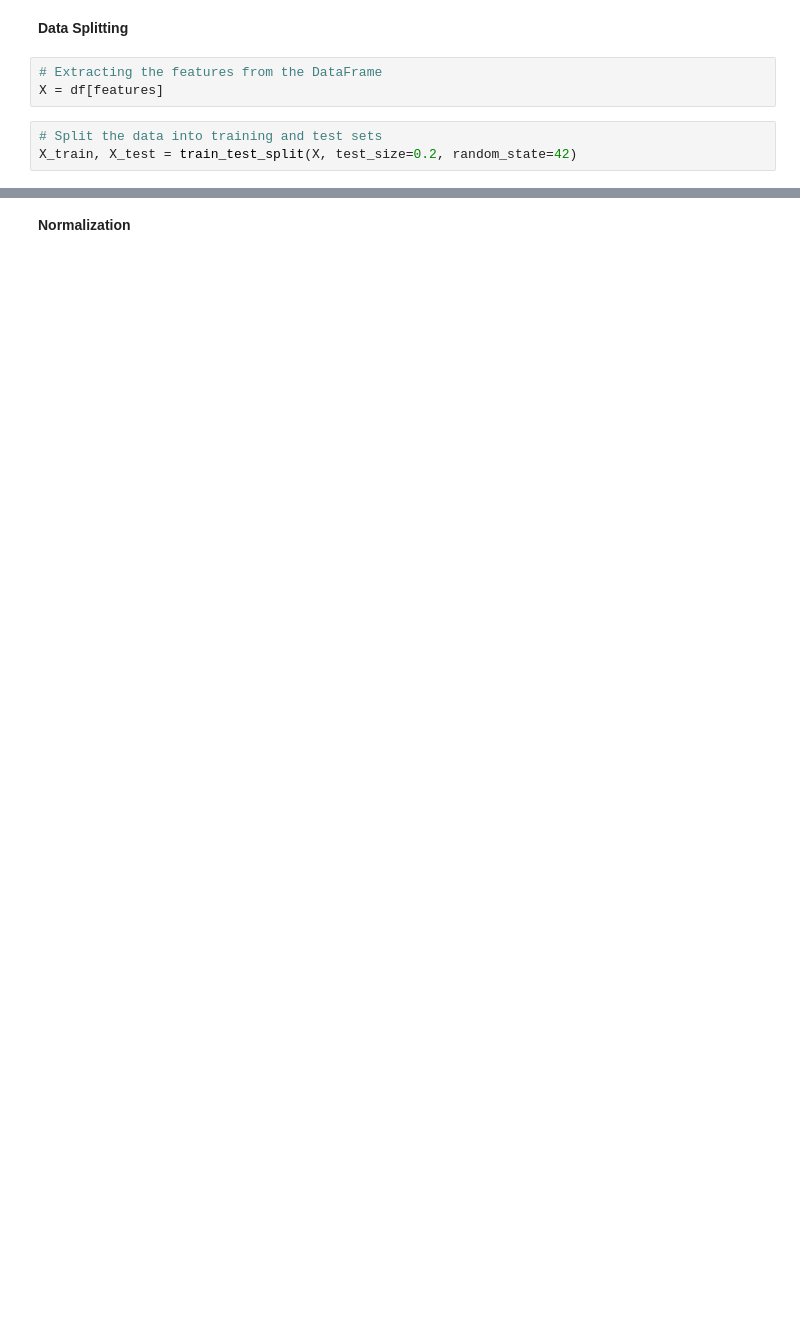
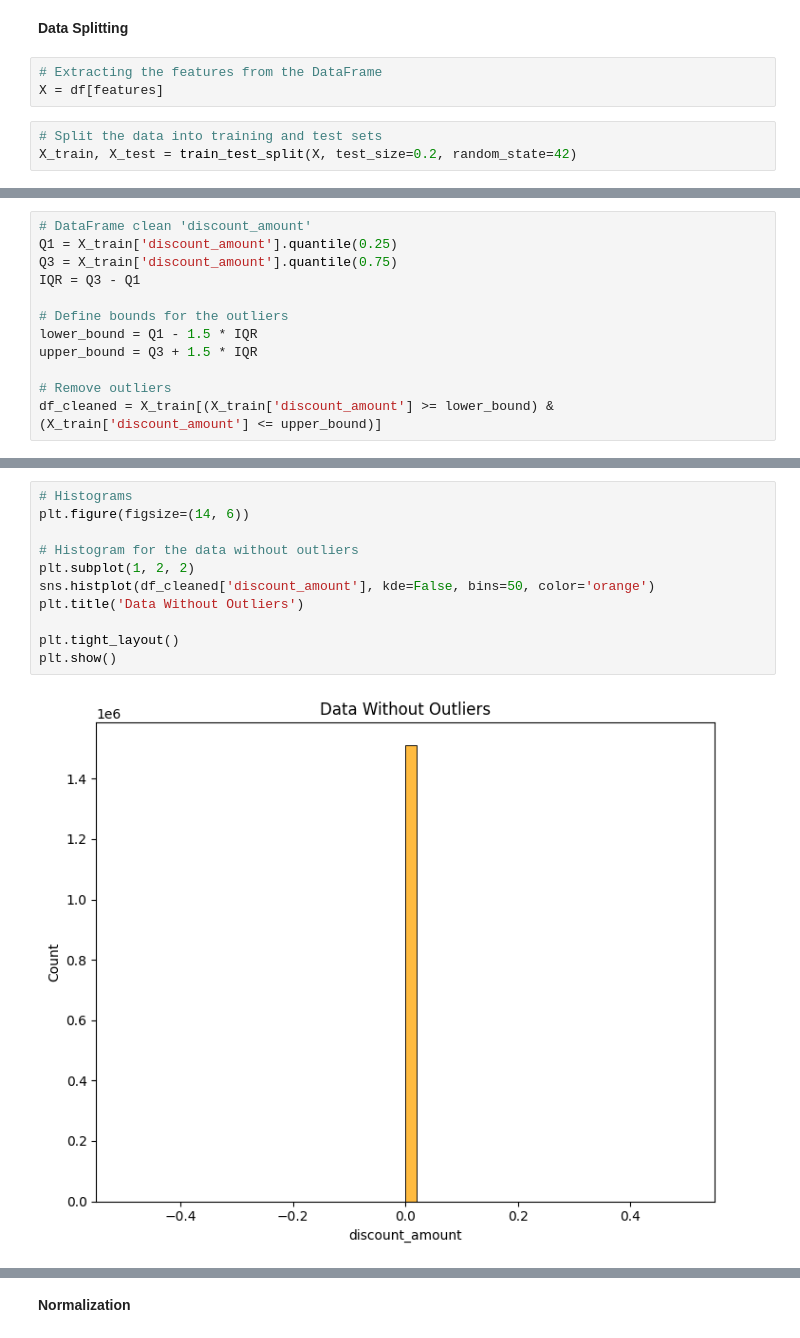
Before and after one commit to abu-oxinus/Autoencoder_orders, a Jupyter notebook: Autoencoder_orders.ipynb, the cells around one changed output, grey strips where cells are left out. Saved outputs shown, nothing was run; the diff lists cells and outputs as text; blank space fills up the shorter version.

```diff
--- a/Autoencoder_orders.ipynb
+++ b/Autoencoder_orders.ipynb
@@ -3281,0 +3357,12 @@ X_train, X_test = train_test_split(X, test_size=0.2, random_state=42)
+# %%
+# DataFrame clean 'discount_amount'
+Q1 = X_train['discount_amount'].quantile(0.25)
+Q3 = X_train['discount_amount'].quantile(0.75)
+IQR = Q3 - Q1
+
+# Define bounds for the outliers
+lower_bound = Q1 - 1.5 * IQR
+upper_bound = Q3 + 1.5 * IQR
+
+# Remove outliers
+df_cleaned = X_train[(X_train['discount_amount'] >= lower_bound) & (X_train['discount_amount'] <= upper_bound)]
@@ -3281,0 +3390,13 @@ X_train, X_test = train_test_split(X, test_size=0.2, random_state=42)
+# %%
+# Histograms
+plt.figure(figsize=(14, 6))
+
+# Histogram for the data without outliers
+plt.subplot(1, 2, 2)
+sns.histplot(df_cleaned['discount_amount'], kde=False, bins=50, color='orange')
+plt.title('Data Without Outliers')
+
+plt.tight_layout()
+plt.show()
+# %% [output]
+[figure, added]
```
Also changed, not shown: parts of 14 cells of this notebook.
